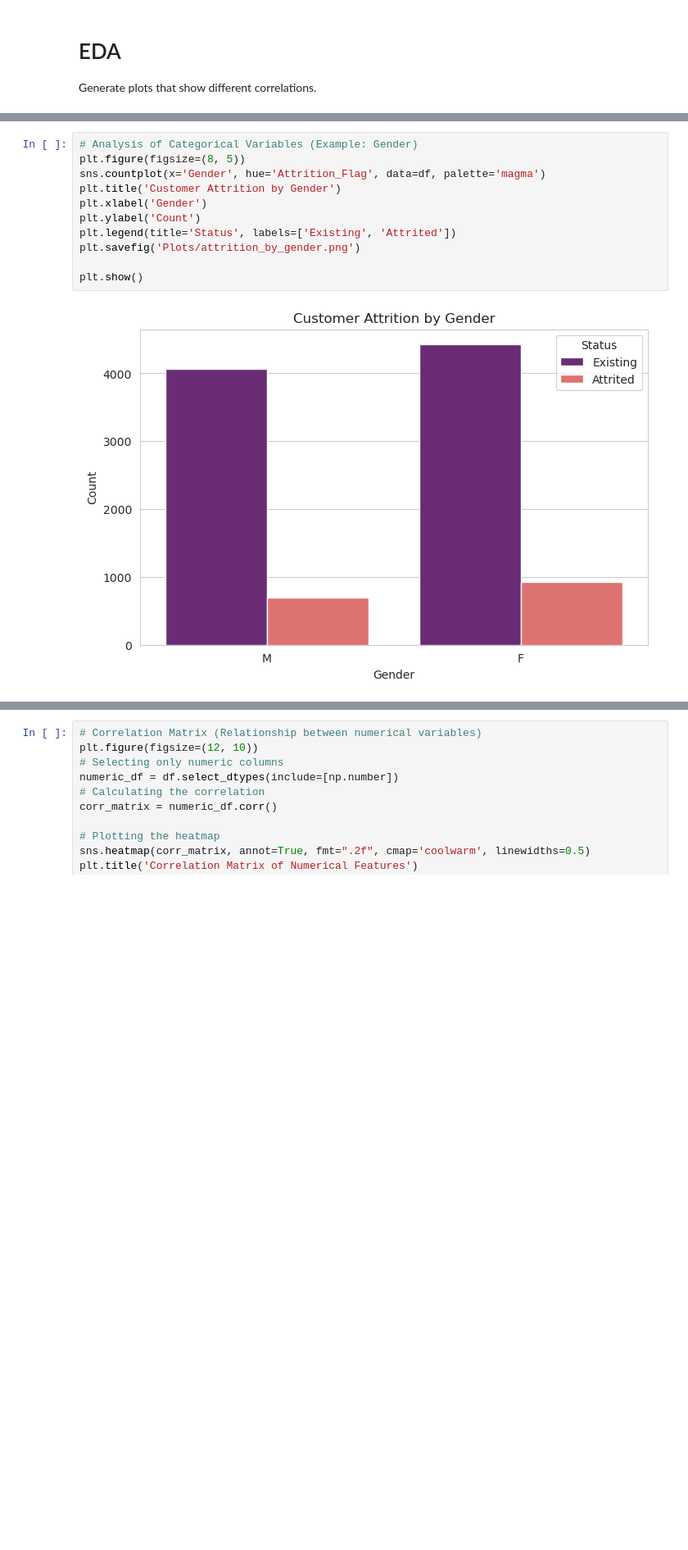
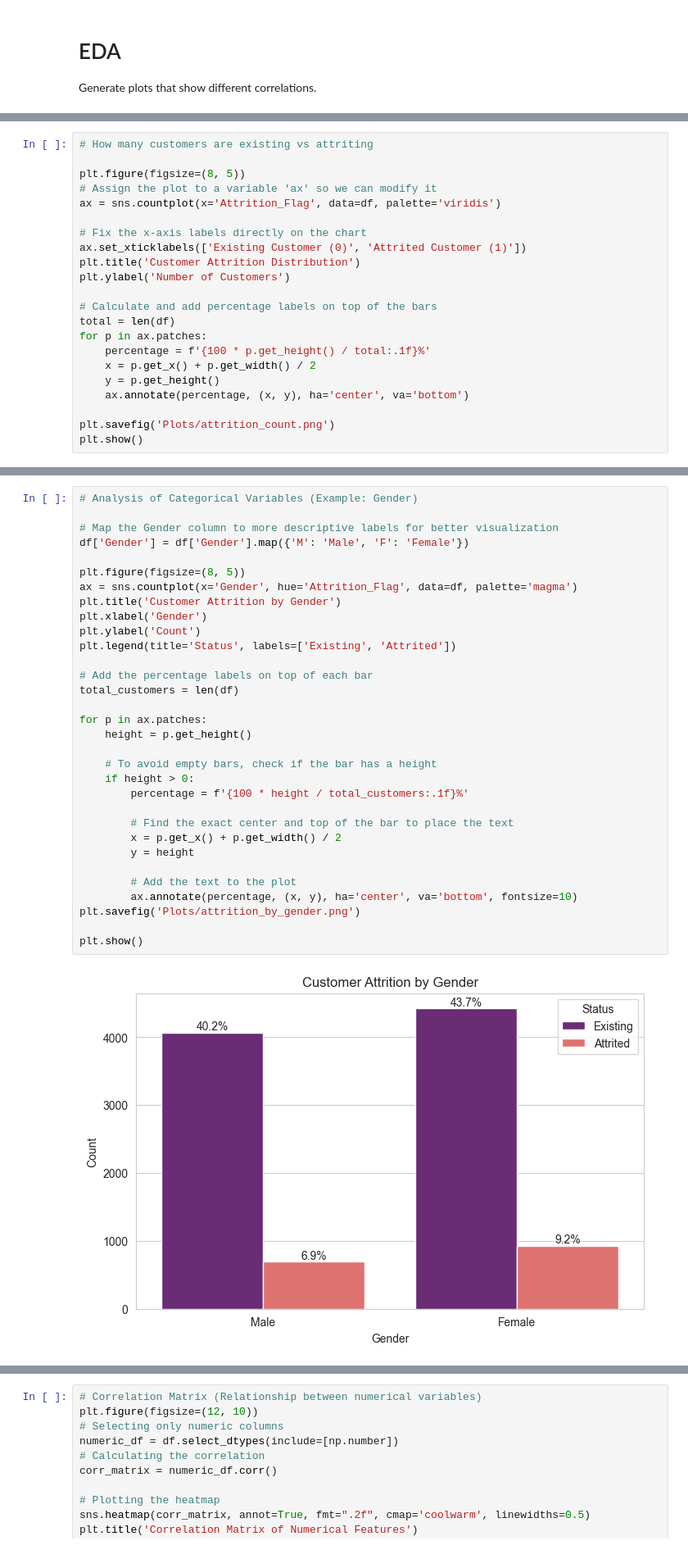
Before and after one commit to efeherek/Predicting-Credit-Card-Attrition, a Jupyter notebook: Project_Jupyter.ipynb, the cells around one changed output, grey strips where cells are left out. Shown at 82% size. Drawn from its saved outputs; the diff is of its cells as text; blank space fills up the shorter version.

```diff
--- a/Project_Jupyter.ipynb
+++ b/Project_Jupyter.ipynb
@@ -83,0 +70,22 @@ Passing `palette` without assigning `hue` is deprecated and will be removed in v
+# %%
+# How many customers are existing vs attriting
+
+plt.figure(figsize=(8, 5))
+# Assign the plot to a variable 'ax' so we can modify it
+ax = sns.countplot(x='Attrition_Flag', data=df, palette='viridis')
+
+# Fix the x-axis labels directly on the chart
+ax.set_xticklabels(['Existing Customer (0)', 'Attrited Customer (1)'])
+plt.title('Customer Attrition Distribution')
+plt.ylabel('Number of Customers')
+
+# Calculate and add percentage labels on top of the bars
+total = len(df)
+for p in ax.patches:
+    percentage = f'{100 * p.get_height() / total:.1f}%'
+    x = p.get_x() + p.get_width() / 2
+    y = p.get_height()
+    ax.annotate(percentage, (x, y), ha='center', va='bottom')
+
+plt.savefig('Plots/attrition_count.png')
+plt.show()
@@ -92,16 +111,37 @@ plt.savefig('Plots/attrition_by_age.png')
 # %%
 # Analysis of Categorical Variables (Example: Gender)
+
+# Map the Gender column to more descriptive labels for better visualization
+df['Gender'] = df['Gender'].map({'M': 'Male', 'F': 'Female'})
+
 plt.figure(figsize=(8, 5))
-sns.countplot(x='Gender', hue='Attrition_Flag', data=df, palette='magma')
+ax = sns.countplot(x='Gender', hue='Attrition_Flag', data=df, palette='magma')
 plt.title('Customer Attrition by Gender')
 plt.xlabel('Gender')
 plt.ylabel('Count')
 plt.legend(title='Status', labels=['Existing', 'Attrited'])
+
+# Add the percentage labels on top of each bar
+total_customers = len(df)
+
+for p in ax.patches:
+    height = p.get_height()
+
+    # To avoid empty bars, check if the bar has a height
+    if height > 0:
+        percentage = f'{100 * height / total_customers:.1f}%'
+
+        # Find the exact center and top of the bar to place the text
+        x = p.get_x() + p.get_width() / 2
+        y = height
+
+        # Add the text to the plot
+        ax.annotate(percentage, (x, y), ha='center', va='bottom', fontsize=10)
 plt.savefig('Plots/attrition_by_gender.png')
 
 plt.show()
 # %% [output]
-[figure, old version]
+[figure, new version]
 # %%
 # Education level an attrition
 df['Education_Level'] = df['Education_Level'].replace('Unknown', df['Education_Level'].mode()[0])
```
Also changed, not shown: parts of 10 cells of this notebook, 9 other files.
